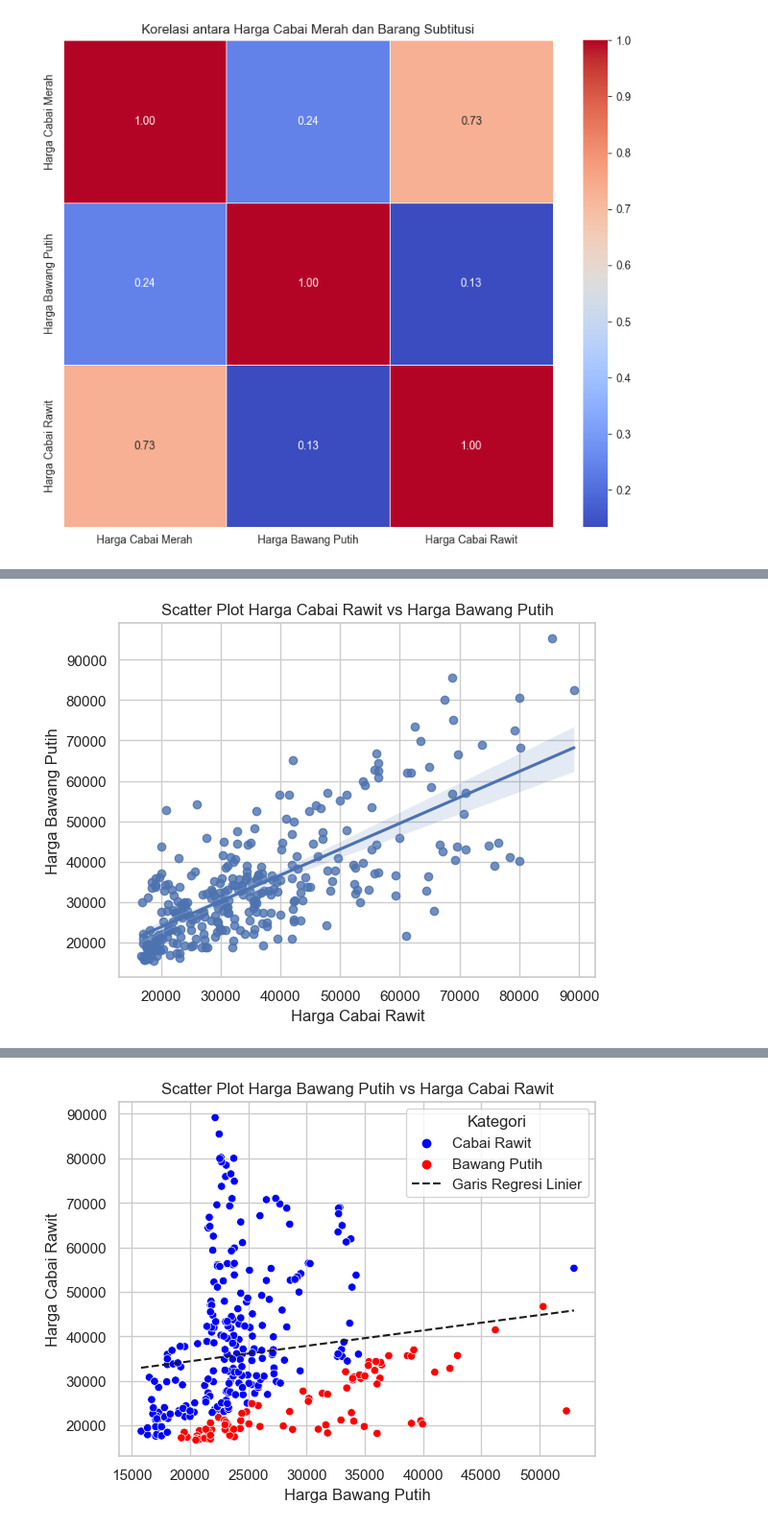
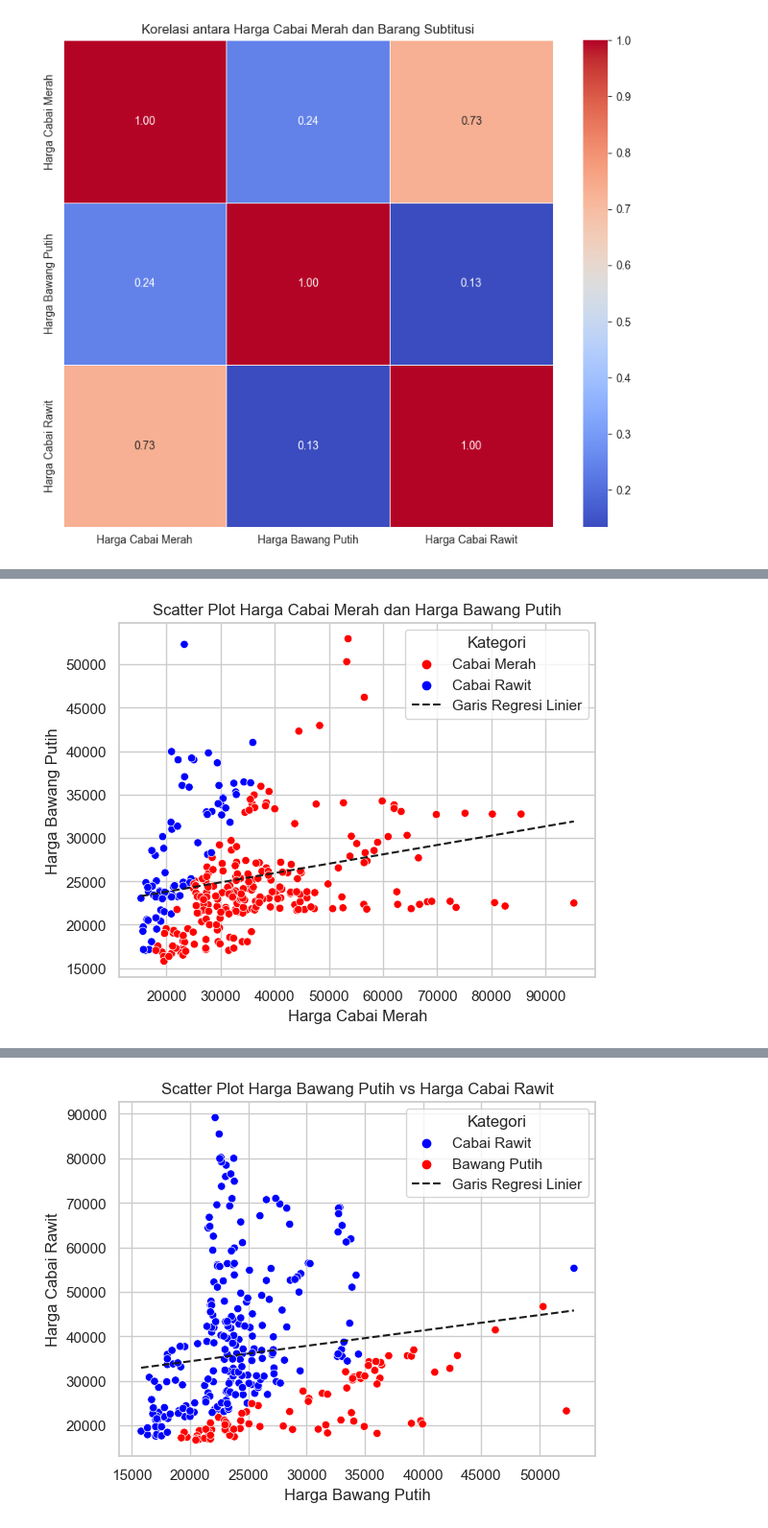
Before and after one commit to ihsanmi21/3.7-Tahun-Cabai-Merah-Skripsi, a Jupyter notebook: modelling/Skripsi_BAB_IV Explore.ipynb, the cells around one changed output, grey strips where cells are left out. Shown at 96% size. Saved outputs shown, nothing was run; the diff lists cells and outputs as text; code cells hidden in the pictures.

Commit message:
scatterdone

```diff
--- a/modelling/Skripsi_BAB_IV Explore.ipynb
+++ b/modelling/Skripsi_BAB_IV Explore.ipynb
@@ -110,14 +110,3 @@ plt.title('Korelasi antara Harga Cabai Merah dan Barang Subtitusi')
 plt.show()
 # %% [output]
 [figure]
-# %%
-sns.set(style="whitegrid")
-scatter_plot = sns.regplot(x=df['Harga Cabai Rawit'], y=df['Harga Bawang Putih'])
-
-# Menambahkan judul dan label sumbu
-plt.title('Scatter Plot Harga Cabai Rawit vs Harga Bawang Putih dengan Garis Lurus')
-plt.xlabel('Harga Cabai Rawit')
-plt.ylabel('Harga Bawang Putih')
-
-# Menampilkan plot
-plt.show()
@@ -126,13 +113,24 @@ plt.show()
-# %%
-sns.set(style="whitegrid")
-scatter_plot = sns.regplot(x=df['Harga Cabai Rawit'], y=df['Harga Cabai Merah'], data=df)
-
-# Menambahkan judul dan label sumbu
-plt.title('Scatter Plot Harga Cabai Rawit vs Harga Bawang Putih')
-plt.xlabel('Harga Cabai Rawit')
-plt.ylabel('Harga Bawang Putih')
-
-# Menampilkan plot
-plt.show()
-# %% [output]
-[figure, removed]
+# %%
+df['Kategori'] = df.apply(lambda row: 'Cabai Merah' if row['Harga Cabai Merah'] > row['Harga Bawang Putih'] else 'Cabai Rawit', axis=1)
+
+# Membuat scatter plot dengan warna berdasarkan kategori
+scatter_plot = sns.scatterplot(x=df['Harga Cabai Merah'], y=df['Harga Bawang Putih'], hue=df['Kategori'], palette={'Cabai Merah': 'red', 'Cabai Rawit': 'blue'})
+
+# Menambahkan garis regresi linier
+slope, intercept = np.polyfit(df['Harga Cabai Merah'], df['Harga Bawang Putih'], 1)
+x_values = np.array([min(df['Harga Cabai Merah']), max(df['Harga Cabai Merah'])])
+y_values = slope * x_values + intercept
+plt.plot(x_values, y_values, '--k', label='Garis Regresi Linier')
+
+# Menambahkan judul dan label sumbu
+plt.title('Scatter Plot Harga Cabai Merah dan Harga Bawang Putih')
+plt.xlabel('Harga Cabai Merah')
+plt.ylabel('Harga Bawang Putih')
+
+# Menampilkan legenda
+plt.legend(title='Kategori')
+
+# Menampilkan plot
+plt.show()
+# %% [output]
+[figure, added]
```
Also changed, not shown: parts of 2 cells of this notebook.
